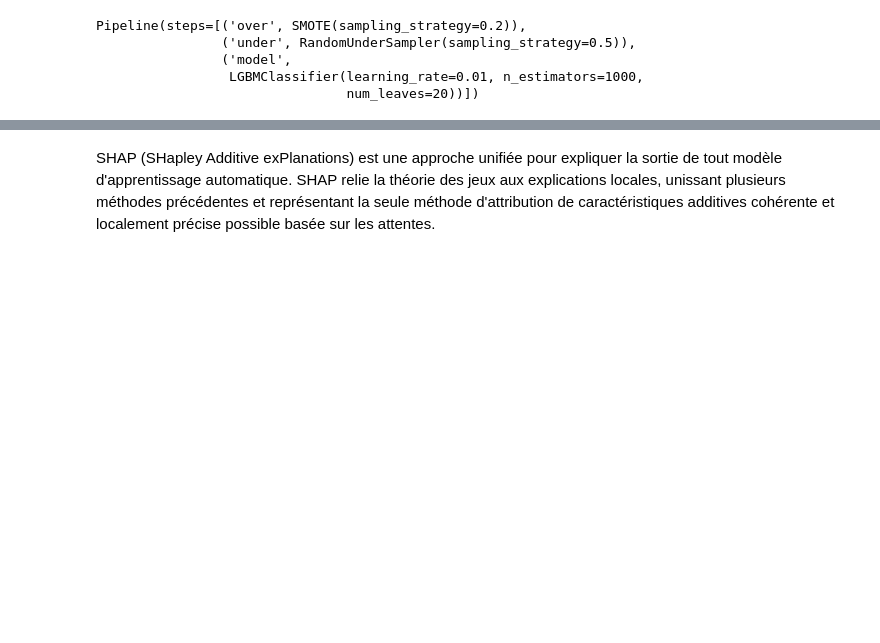
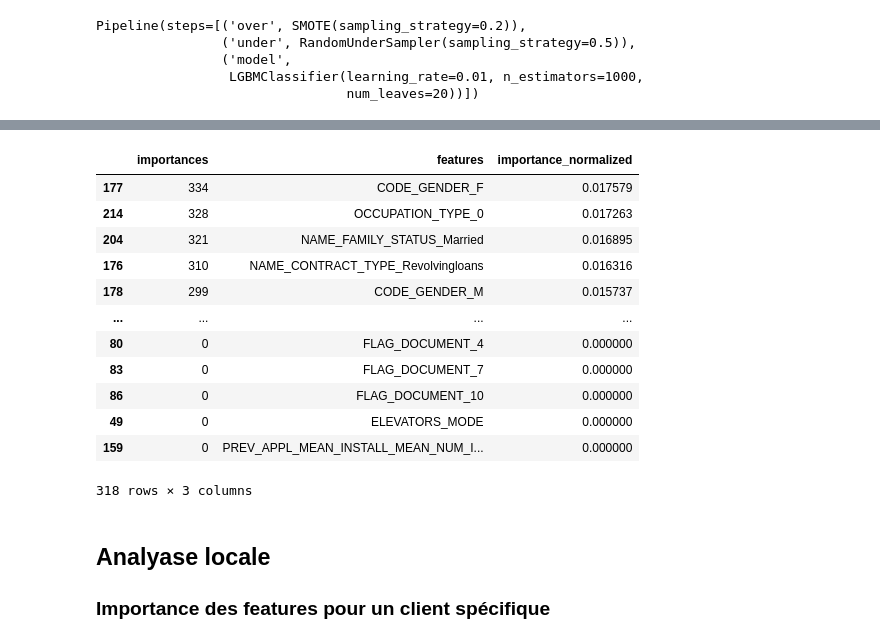
Before and after one commit to BalakissaFANE/P7_scoring, a Jupyter notebook: Fane_Balakissa_Modelisation_08_2022.ipynb, the cells around one changed output, grey strips where cells are left out. Cells and saved outputs as stored; diff of their text form; code cells hidden in the pictures; blank space fills up the shorter version.

```diff
--- a/Fane_Balakissa_Modelisation_08_2022.ipynb
+++ b/Fane_Balakissa_Modelisation_08_2022.ipynb
@@ -1280,2 +1172,32 @@ Text(0.5, 1.0, 'Feature importances')
-# %% [markdown]
-SHAP (SHapley Additive exPlanations) est une approche unifiée pour expliquer la sortie de tout modèle d'apprentissage automatique. SHAP relie la théorie des jeux aux explications locales, unissant plusieurs méthodes précédentes et représentant la seule méthode d'attribution de caractéristiques additives cohérente et localement précise possible basée sur les attentes.
+# %%
+
+
+def plot_feature_importances(df):
+
+
+    # Sort features according to importance
+    df = fi.sort_values('importances', ascending=False)
+
+    # Normalize the feature importances to add up to one
+    df['importance_normalized'] = df['importances'] / df['importances'].sum()
+
+    return df
+# %%
+plot_feature_importances(feats)
+# %% [output]
+|  | importances | features | importance_normalized |
+| 177 | 334 | CODE_GENDER_F | 0.017579 |
+| 214 | 328 | OCCUPATION_TYPE_0 | 0.017263 |
+| 204 | 321 | NAME_FAMILY_STATUS_Married | 0.016895 |
+| 176 | 310 | NAME_CONTRACT_TYPE_Revolvingloans | 0.016316 |
+| 178 | 299 | CODE_GENDER_M | 0.015737 |
+| ... | ... | ... | ... |
+| 80 | 0 | FLAG_DOCUMENT_4 | 0.000000 |
+| 83 | 0 | FLAG_DOCUMENT_7 | 0.000000 |
+| 86 | 0 | FLAG_DOCUMENT_10 | 0.000000 |
+| 49 | 0 | ELEVATORS_MODE | 0.000000 |
+| 159 | 0 | PREV_APPL_MEAN_INSTALL_MEAN_NUM_I... | 0.000000 |
+318 rows × 3 columns
+# %% [markdown]
+## Analyase locale
+### Importance des features pour un client spécifique
```
Also changed, not shown: parts of 55 cells of this notebook, 1 other file.
